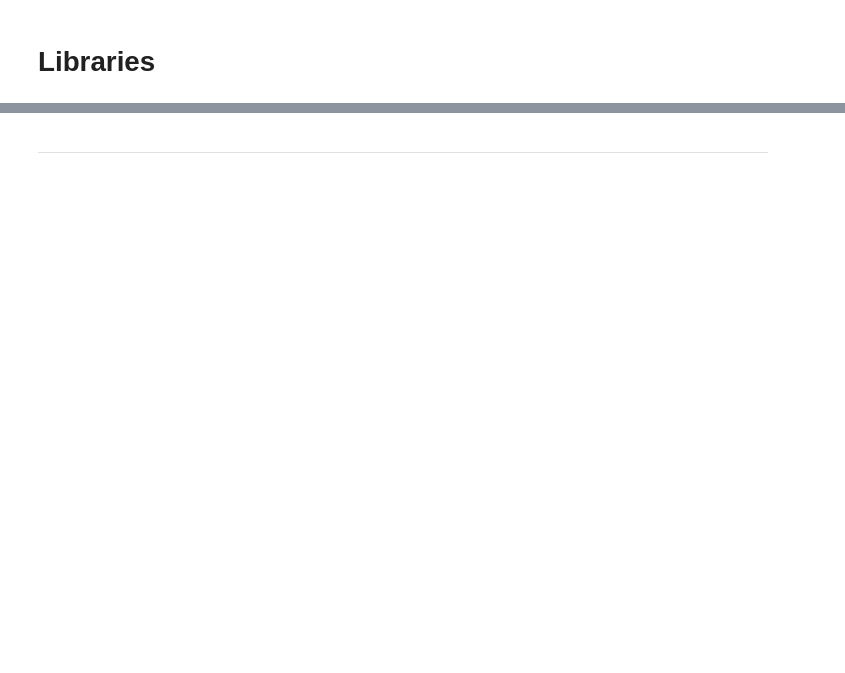
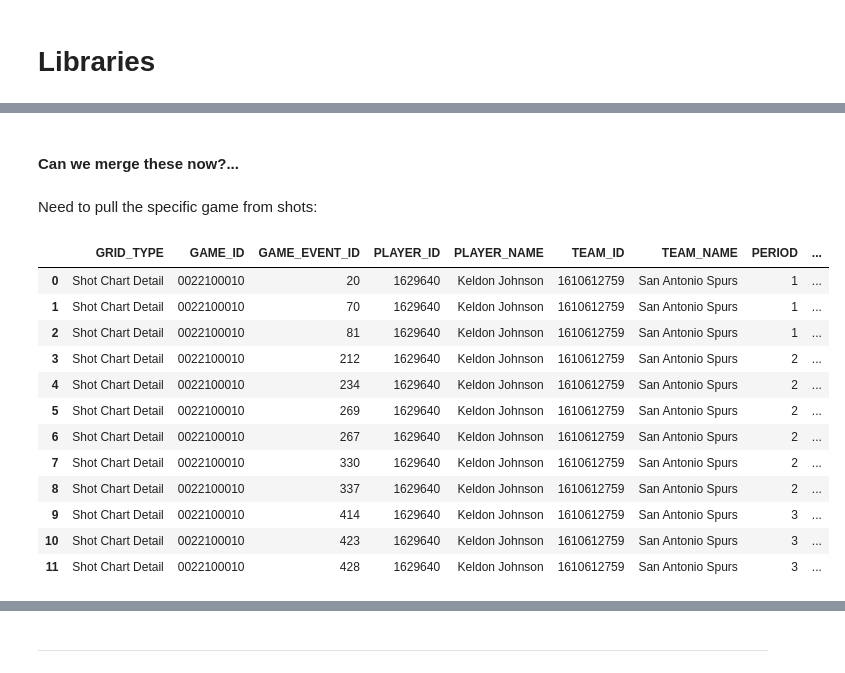
Before and after one commit to Eyring-Miller-Muriithi-capstone/shot-caller-for-ballers, a Jupyter notebook: Notebooks/Ryan/ryan_acquire_scrap_workbook.ipynb, the cells around one changed output, grey strips where cells are left out. Saved outputs shown, nothing was run; the diff lists cells and outputs as text; code cells hidden in the pictures; blank space fills up the shorter version.

```diff
--- a/Notebooks/Ryan/ryan_acquire_scrap_workbook.ipynb
+++ b/Notebooks/Ryan/ryan_acquire_scrap_workbook.ipynb
@@ -62,0 +197,4 @@ df = shotchartdetail.ShotChartDetail(team_id,player_id).get_data_frames()[0]
+# %% [markdown]
+#### Can we merge these now?...
+# %% [markdown]
+Need to pull the specific game from shots:
@@ -62,0 +203,16 @@ df = shotchartdetail.ShotChartDetail(team_id,player_id).get_data_frames()[0]
+# %%
+df_game_shots
+# %% [output]
+|  | GRID_TYPE | GAME_ID | GAME_EVENT_ID | PLAYER_ID | PLAYER_NAME | TEAM_ID | TEAM_NAME | PERIOD | ... |
+| 0 | Shot Chart Detail | 0022100010 | 20 | 1629640 | Keldon Johnson | 1610612759 | San Antonio Spurs | 1 | ... |
+| 1 | Shot Chart Detail | 0022100010 | 70 | 1629640 | Keldon Johnson | 1610612759 | San Antonio Spurs | 1 | ... |
+| 2 | Shot Chart Detail | 0022100010 | 81 | 1629640 | Keldon Johnson | 1610612759 | San Antonio Spurs | 1 | ... |
+| 3 | Shot Chart Detail | 0022100010 | 212 | 1629640 | Keldon Johnson | 1610612759 | San Antonio Spurs | 2 | ... |
+| 4 | Shot Chart Detail | 0022100010 | 234 | 1629640 | Keldon Johnson | 1610612759 | San Antonio Spurs | 2 | ... |
+| 5 | Shot Chart Detail | 0022100010 | 269 | 1629640 | Keldon Johnson | 1610612759 | San Antonio Spurs | 2 | ... |
+| 6 | Shot Chart Detail | 0022100010 | 267 | 1629640 | Keldon Johnson | 1610612759 | San Antonio Spurs | 2 | ... |
+| 7 | Shot Chart Detail | 0022100010 | 330 | 1629640 | Keldon Johnson | 1610612759 | San Antonio Spurs | 2 | ... |
+| 8 | Shot Chart Detail | 0022100010 | 337 | 1629640 | Keldon Johnson | 1610612759 | San Antonio Spurs | 2 | ... |
+| 9 | Shot Chart Detail | 0022100010 | 414 | 1629640 | Keldon Johnson | 1610612759 | San Antonio Spurs | 3 | ... |
+| 10 | Shot Chart Detail | 0022100010 | 423 | 1629640 | Keldon Johnson | 1610612759 | San Antonio Spurs | 3 | ... |
+| 11 | Shot Chart Detail | 0022100010 | 428 | 1629640 | Keldon Johnson | 1610612759 | San Antonio Spurs | 3 | ... |
```
Also changed, not shown: parts of 169 cells of this notebook, 1 other file.
